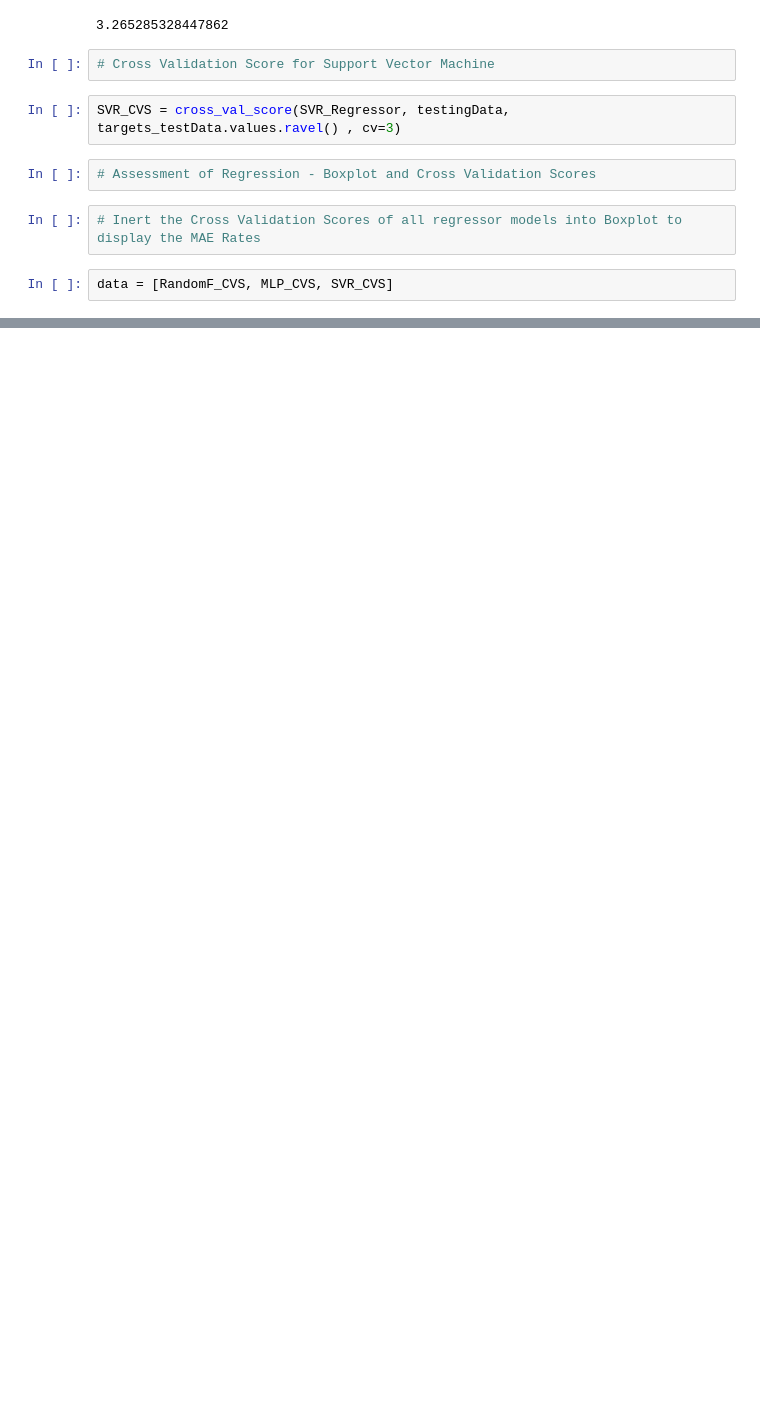
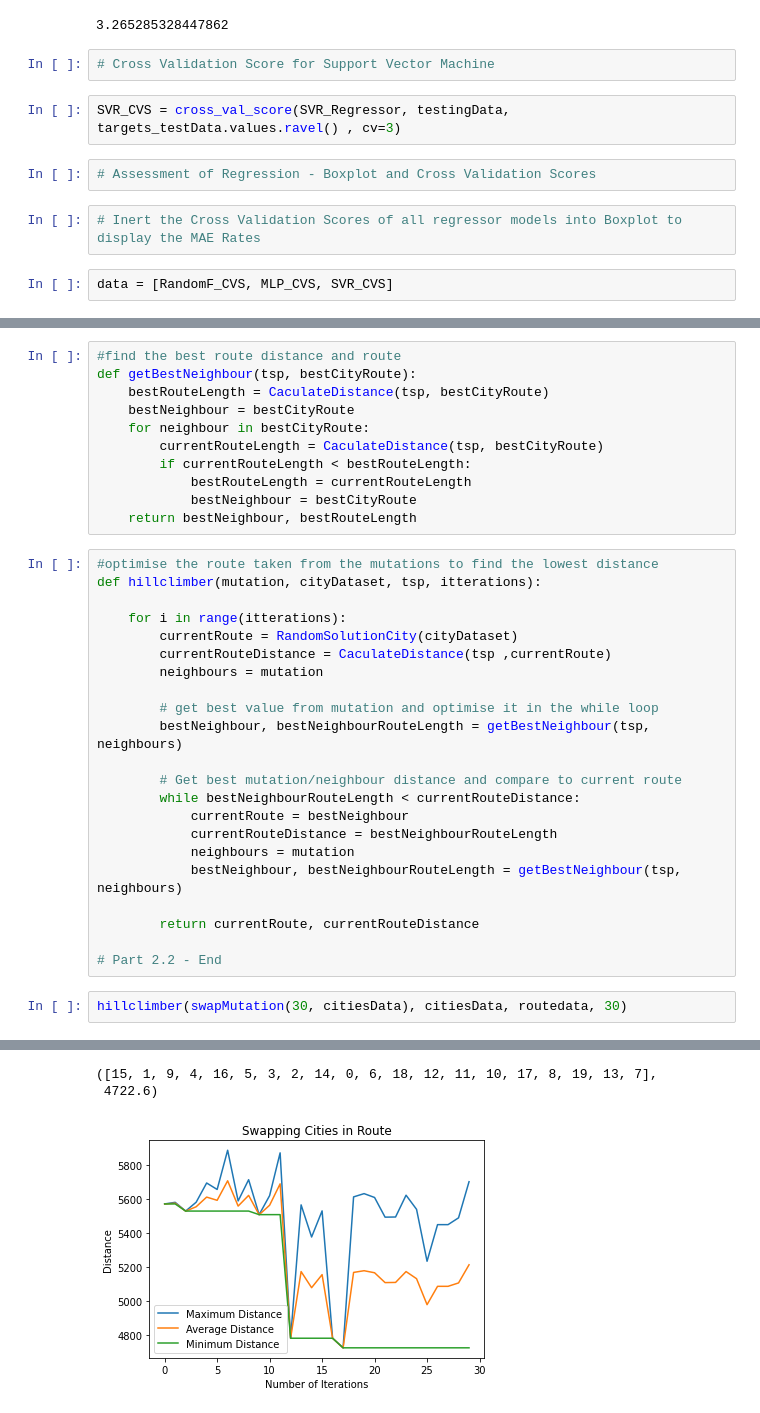
Before and after one commit to caleb-long19/COMP2002_Machine-Learning-and-Optimisation, a Jupyter notebook: COMP2002 - Machine Learning and Optimisation Assignment.ipynb, the cells around one changed output, grey strips where cells are left out. Cells and saved outputs as stored; diff of their text form; blank space fills up the shorter version.

```diff
--- a/COMP2002 - Machine Learning and Optimisation Assignment.ipynb
+++ b/COMP2002 - Machine Learning and Optimisation Assignment.ipynb
@@ -305,0 +327,36 @@ ranRoute = random.shuffle(routeArray)
+# %%
+#find the best route distance and route
+def getBestNeighbour(tsp, bestCityRoute):
+    bestRouteLength = CaculateDistance(tsp, bestCityRoute)
+    bestNeighbour = bestCityRoute
+    for neighbour in bestCityRoute:
+        currentRouteLength = CaculateDistance(tsp, bestCityRoute)
+        if currentRouteLength < bestRouteLength:
+            bestRouteLength = currentRouteLength
+            bestNeighbour = bestCityRoute
+    return bestNeighbour, bestRouteLength
+# %%
+#optimise the route taken from the mutations to find the lowest distance
+def hillclimber(mutation, cityDataset, tsp, itterations):
+
+    for i in range(itterations):
+        currentRoute = RandomSolutionCity(cityDataset)
+        currentRouteDistance = CaculateDistance(tsp ,currentRoute)
+        neighbours = mutation
+
+        # get best value from mutation and optimise it in the while loop
+        bestNeighbour, bestNeighbourRouteLength = getBestNeighbour(tsp, neighbours)
+
+        # Get best mutation/neighbour distance and compare to current route
+        while bestNeighbourRouteLength < currentRouteDistance:
+            currentRoute = bestNeighbour
+            currentRouteDistance = bestNeighbourRouteLength
+            neighbours = mutation
+            bestNeighbour, bestNeighbourRouteLength = getBestNeighbour(tsp, neighbours)
+
+        return currentRoute, currentRouteDistance
+
+# Part 2.2 - End
+# %%
+hillclimber(swapMutation(30, citiesData), citiesData, routedata, 30)
+# %% [output]
@@ -305,0 +380,3 @@ ranRoute = random.shuffle(routeArray)
+([15, 1, 9, 4, 16, 5, 3, 2, 14, 0, 6, 18, 12, 11, 10, 17, 8, 19, 13, 7],
+ 4722.6)
+[figure, added]
```
Also changed, not shown: parts of 32 cells of this notebook, 3 other files.
